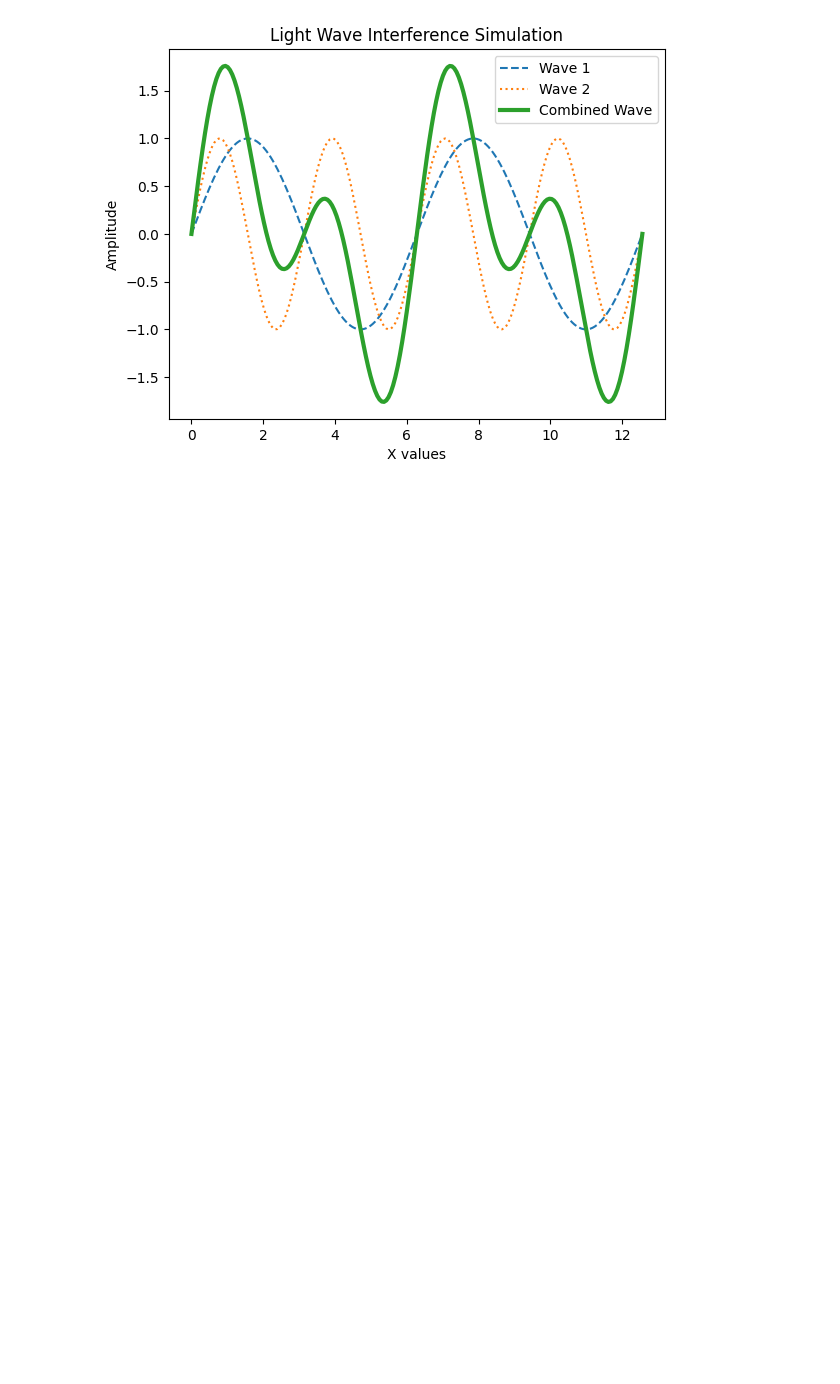
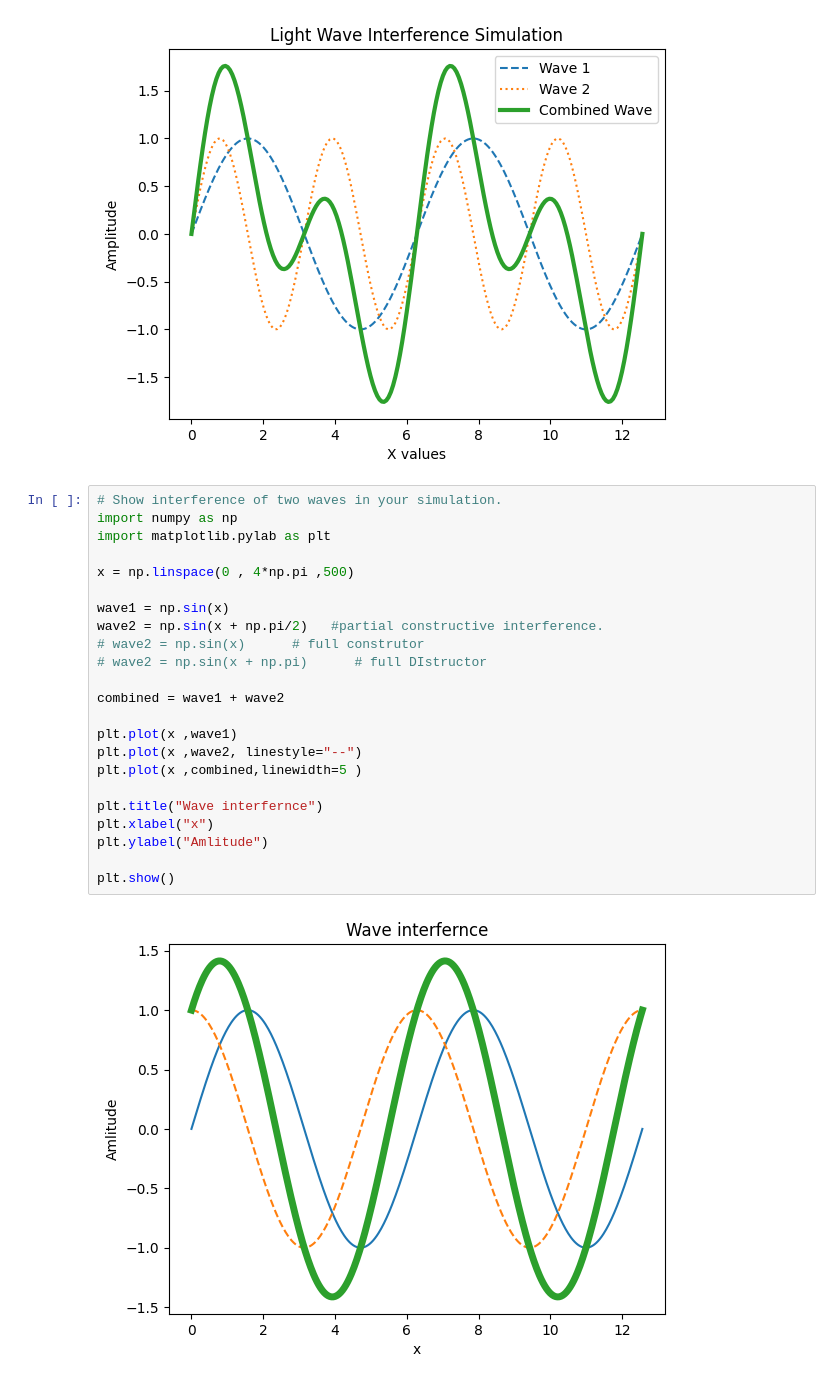
Before and after one commit to ShifaRabbani/Photonics, a Jupyter notebook: numpy.ipynb, the cells around one changed output. Drawn from its saved outputs; the diff is of its cells as text; blank space fills up the shorter version.

```diff
--- a/numpy.ipynb
+++ b/numpy.ipynb
@@ -217,3 +211,28 @@ plt.legend()
 plt.show()
 # %% [output]
 [figure]
+# %%
+# Show interference of two waves in your simulation.
+import numpy as np
+import matplotlib.pylab as plt
+
+x = np.linspace(0 , 4*np.pi ,500)
+
+wave1 = np.sin(x)
+wave2 = np.sin(x + np.pi/2)   #partial constructive interference.
+# wave2 = np.sin(x)      # full construtor
+# wave2 = np.sin(x + np.pi)      # full DIstructor
+
+combined = wave1 + wave2
+
+plt.plot(x ,wave1)
+plt.plot(x ,wave2, linestyle="--")
+plt.plot(x ,combined,linewidth=5 )
+
+plt.title("Wave interfernce")
+plt.xlabel("x")
+plt.ylabel("Amlitude")
+
+plt.show()
+# %% [output]
+[figure, added]
```
Also changed, not shown: parts of 7 cells of this notebook.
